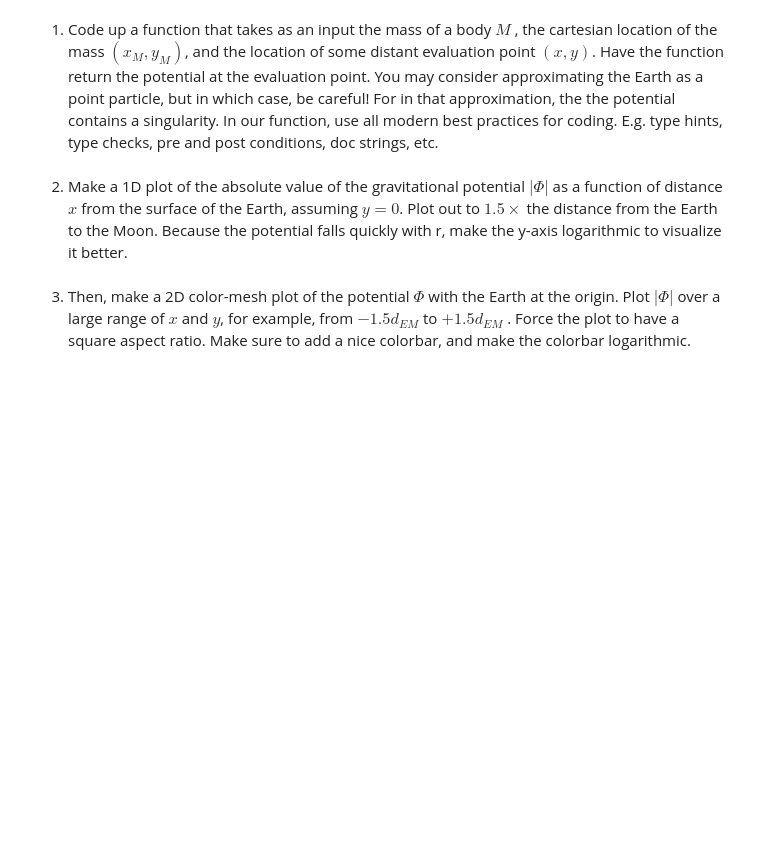
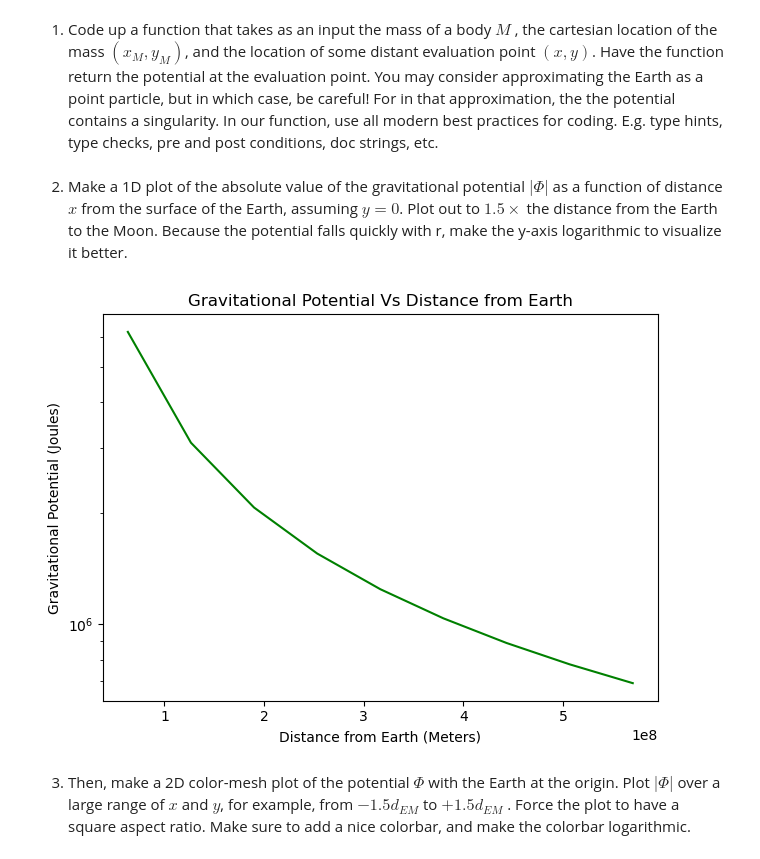
Before and after one commit to ElsaLaVoie/PHYS265-spring26, a Jupyter notebook: lab1.ipynb, the cells around one changed output. Drawn from its saved outputs; the diff is of its cells as text; code cells hidden in the pictures; blank space fills up the shorter version.

```diff
--- a/lab1.ipynb
+++ b/lab1.ipynb
@@ -43,4 +43,17 @@ A table of relevant physical constants is below. Good luck!
 # and define any variables you might need (e.g. the mass of the earth)
 # %%
 import numpy as np
-import
+import matplotlib.pyplot as plt
+import math
+G= 6.67*(10**(-11))
+dEM=3.8*(10**8)
+ME=5.9*(10**24)
+MM=7.3*(10**22)
+
+MAM=5500.0
+
+g=9.81
+mo=2.8*(10**6)
+mf=7.5*(10**5)
+mdot=1.3*(10**4)
+ve=2.4*(10**3)
@@ -65,6 +112,21 @@ E.g. type hints, type checks, pre and post conditions, doc strings, etc.
 # %% [markdown]
 2. Make a 1D plot of the absolute value of the gravitational potential $|\Phi|$ as a function of distance $x$ from the surface of the Earth, assuming $y = 0$.
 Plot out to $1.5\times$ the distance from the Earth to the Moon. Because the potential falls quickly with r, make the y-axis logarithmic to visualize it better.
+# %%
+fig, ax1=plt.subplots()
+
+d1=(1.5*dEM)
+x1 =np.linspace(0.0,d1, 10)
+y1 = GravU(ME,0.0,0.0,x1,0.0)
+
+ax1.plot(x1,np.abs(y1), "green")
+ax1.set_title("Gravitational Potential Vs Distance from Earth")
+ax1.set_ylabel("Gravitational Potential (Joules)")
+ax1.set_xlabel("Distance from Earth (Meters)")
+ax1.set_yscale("log")
+fig.tight_layout()
+# %% [output]
+[figure, added]
 # %% [markdown]
 3. Then, make a 2D color-mesh plot of the potential $\Phi$ with the Earth at the origin. Plot $|\Phi|$
 over a large range of $x$ and $y$, for example, from $-1.5d_{EM}$ to $+1.5d_{EM}$ . Force the plot to have
```
Also changed, not shown: parts of 14 cells of this notebook, 1 other file.
